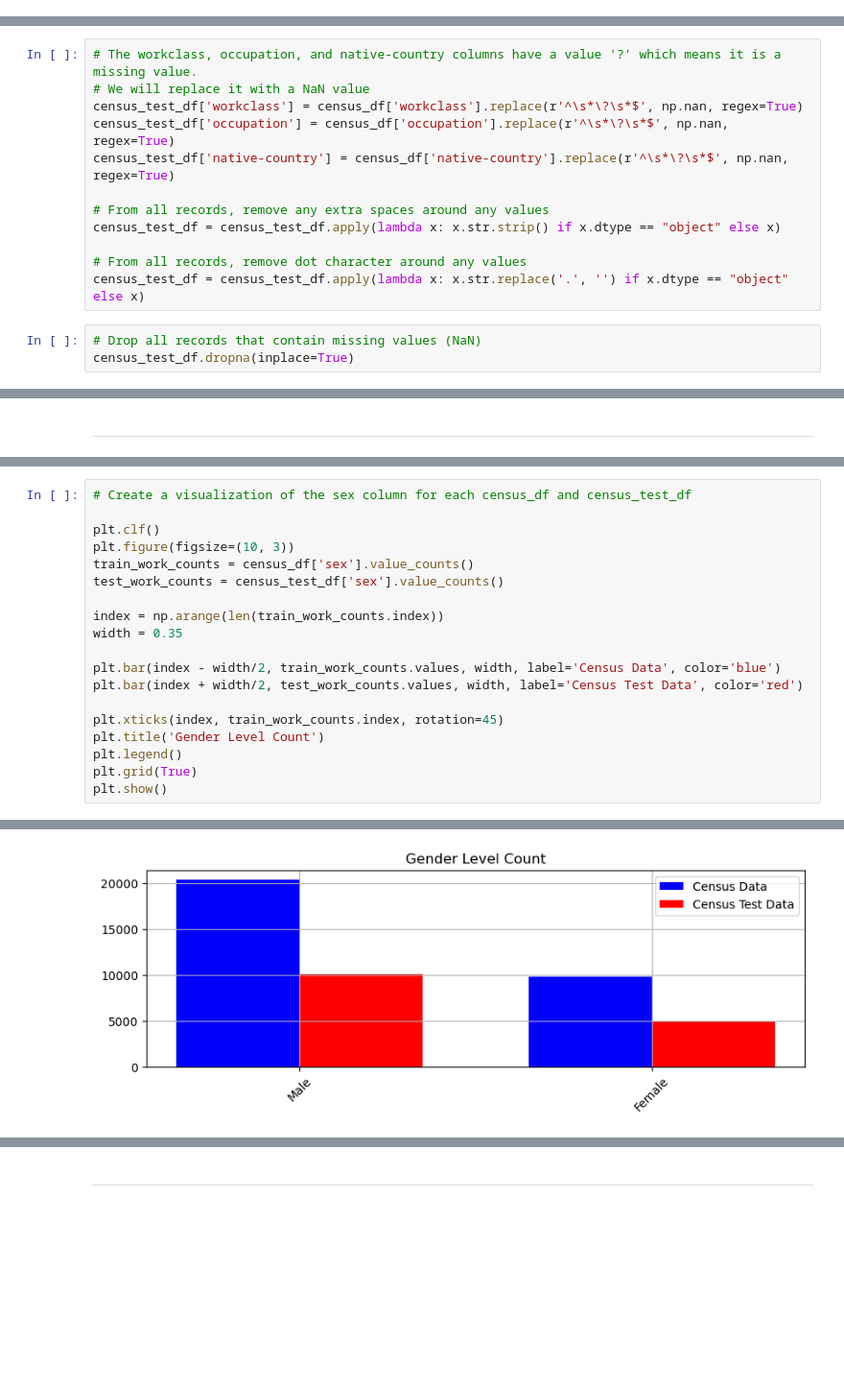
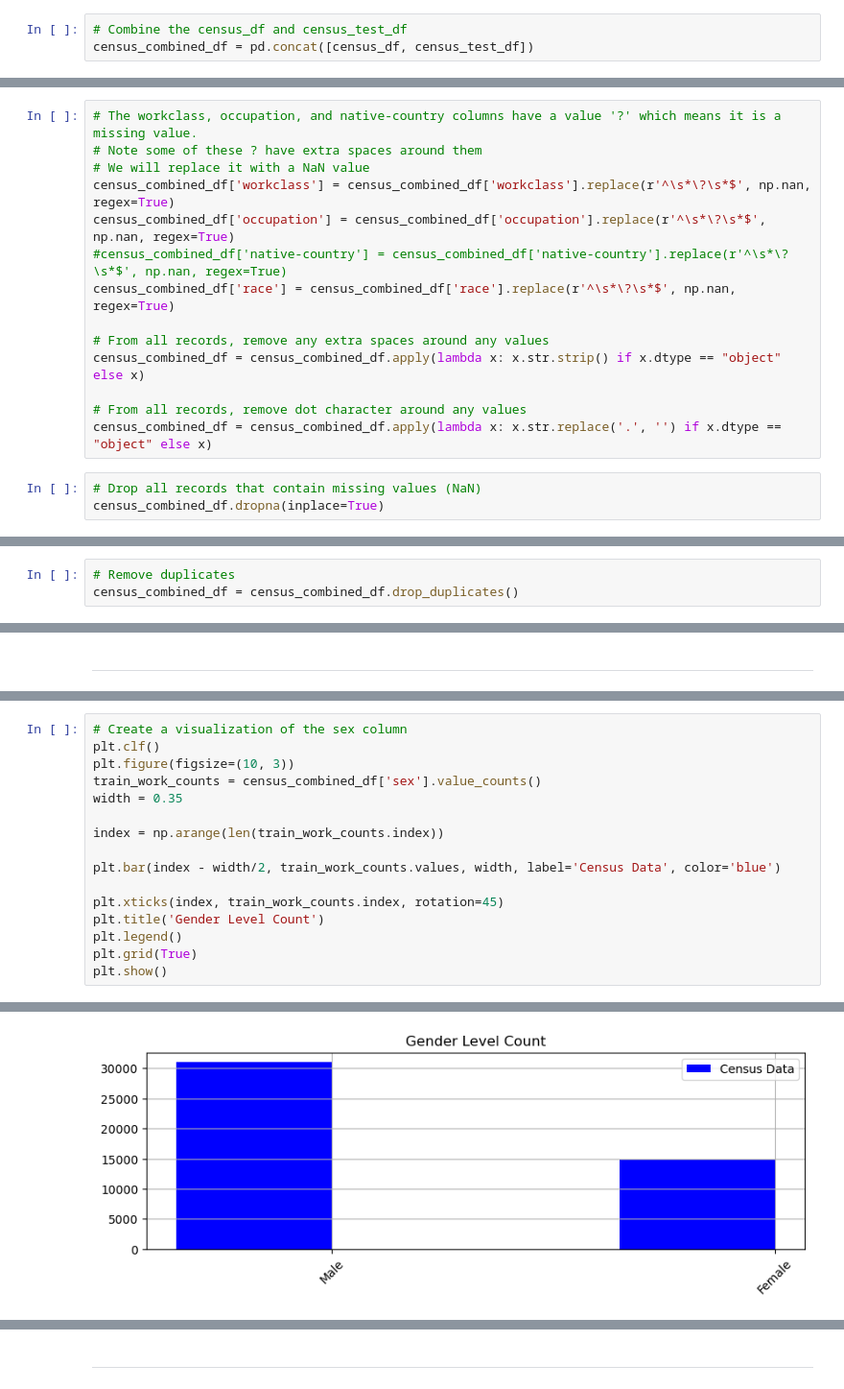
Before and after one commit to sppencerr/Census_Income_ML_Model_Team2, a Jupyter notebook: Group_2_Census_Income_ML_Model.ipynb, the cells around one changed output, grey strips where cells are left out. Shown at 96% size. Drawn from its saved outputs; the diff is of its cells as text; blank space fills up the shorter version.

Commit message:
race update

```diff
--- a/Group_2_Census_Income_ML_Model.ipynb
+++ b/Group_2_Census_Income_ML_Model.ipynb
@@ -224,4 +110,7 @@ census_test_df.head(10)
 | 7 | 24 | Private | 369667 | Some-college | 10 | Never-married | Other-service | Unmarried | ... |
 | 8 | 55 | Private | 104996 | 7th-8th | 4 | Married-civ-spouse | Craft-repair | Husband | ... |
 | 9 | 65 | Private | 184454 | HS-grad | 9 | Married-civ-spouse | Machine-op-inspct | Husband | ... |
+# %%
+# Combine the census_df and census_test_df
+census_combined_df = pd.concat([census_df, census_test_df])
 # %%
@@ -289,16 +178,18 @@ income
 # %%
 # The workclass, occupation, and native-country columns have a value '?' which means it is a missing value.
+# Note some of these ? have extra spaces around them
 # We will replace it with a NaN value
-census_test_df['workclass'] = census_df['workclass'].replace(r'^\s*\?\s*$', np.nan, regex=True)
-census_test_df['occupation'] = census_df['occupation'].replace(r'^\s*\?\s*$', np.nan, regex=True)
-census_test_df['native-country'] = census_df['native-country'].replace(r'^\s*\?\s*$', np.nan, regex=True)
+census_combined_df['workclass'] = census_combined_df['workclass'].replace(r'^\s*\?\s*$', np.nan, regex=True)
+census_combined_df['occupation'] = census_combined_df['occupation'].replace(r'^\s*\?\s*$', np.nan, regex=True)
+#census_combined_df['native-country'] = census_combined_df['native-country'].replace(r'^\s*\?\s*$', np.nan, regex=True)
+census_combined_df['race'] = census_combined_df['race'].replace(r'^\s*\?\s*$', np.nan, regex=True)
 
 # From all records, remove any extra spaces around any values
-census_test_df = census_test_df.apply(lambda x: x.str.strip() if x.dtype == "object" else x)
+census_combined_df = census_combined_df.apply(lambda x: x.str.strip() if x.dtype == "object" else x)
 
 # From all records, remove dot character around any values
-census_test_df = census_test_df.apply(lambda x: x.str.replace('.', '') if x.dtype == "object" else x)
+census_combined_df = census_combined_df.apply(lambda x: x.str.replace('.', '') if x.dtype == "object" else x)
 # %%
 # Drop all records that contain missing values (NaN)
-census_test_df.dropna(inplace=True)
+census_combined_df.dropna(inplace=True)
 # %%
@@ -308,0 +200,3 @@ census_test_df.shape
+# %%
+# Remove duplicates
+census_combined_df = census_combined_df.drop_duplicates()
@@ -449,23 +329,20 @@ plt.show()
 # %%
-# Create a visualization of the sex column for each census_df and census_test_df
-
+# Create a visualization of the sex column
 plt.clf()
 plt.figure(figsize=(10, 3))
-train_work_counts = census_df['sex'].value_counts()
-test_work_counts = census_test_df['sex'].value_counts()
+train_work_counts = census_combined_df['sex'].value_counts()
+width = 0.35
 
 index = np.arange(len(train_work_counts.index))
-width = 0.35
 
 plt.bar(index - width/2, train_work_counts.values, width, label='Census Data', color='blue')
-plt.bar(index + width/2, test_work_counts.values, width, label='Census Test Data', color='red')
 
 plt.xticks(index, train_work_counts.index, rotation=45)
 plt.title('Gender Level Count')
 plt.legend()
 plt.grid(True)
 plt.show()
 # %% [output]
 <Figure size 640x480 with 0 Axes>
-[figure, old version]
+[figure, new version]
 # %%
```
Also changed, not shown: parts of 56 cells of this notebook, 2 other files.
